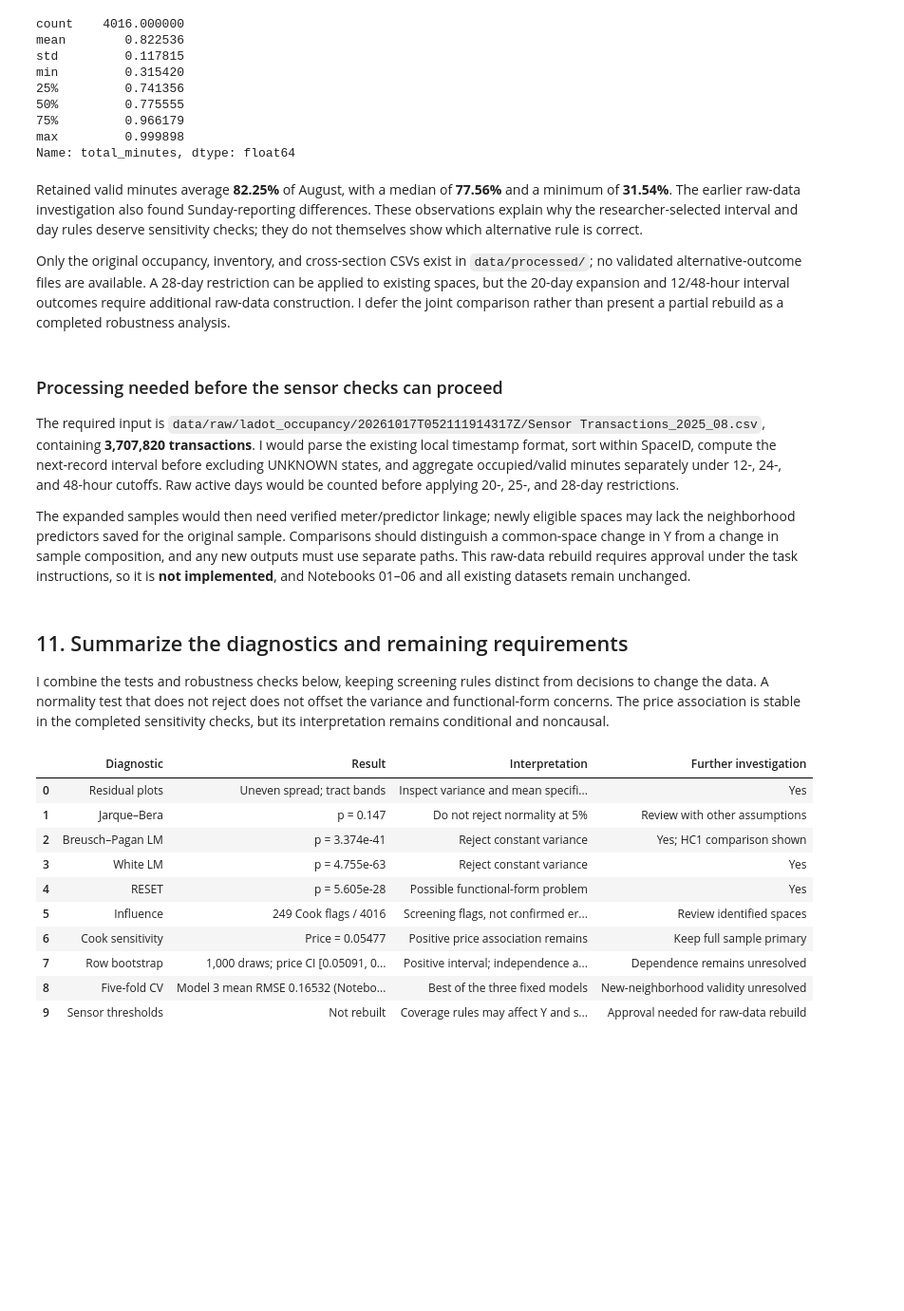
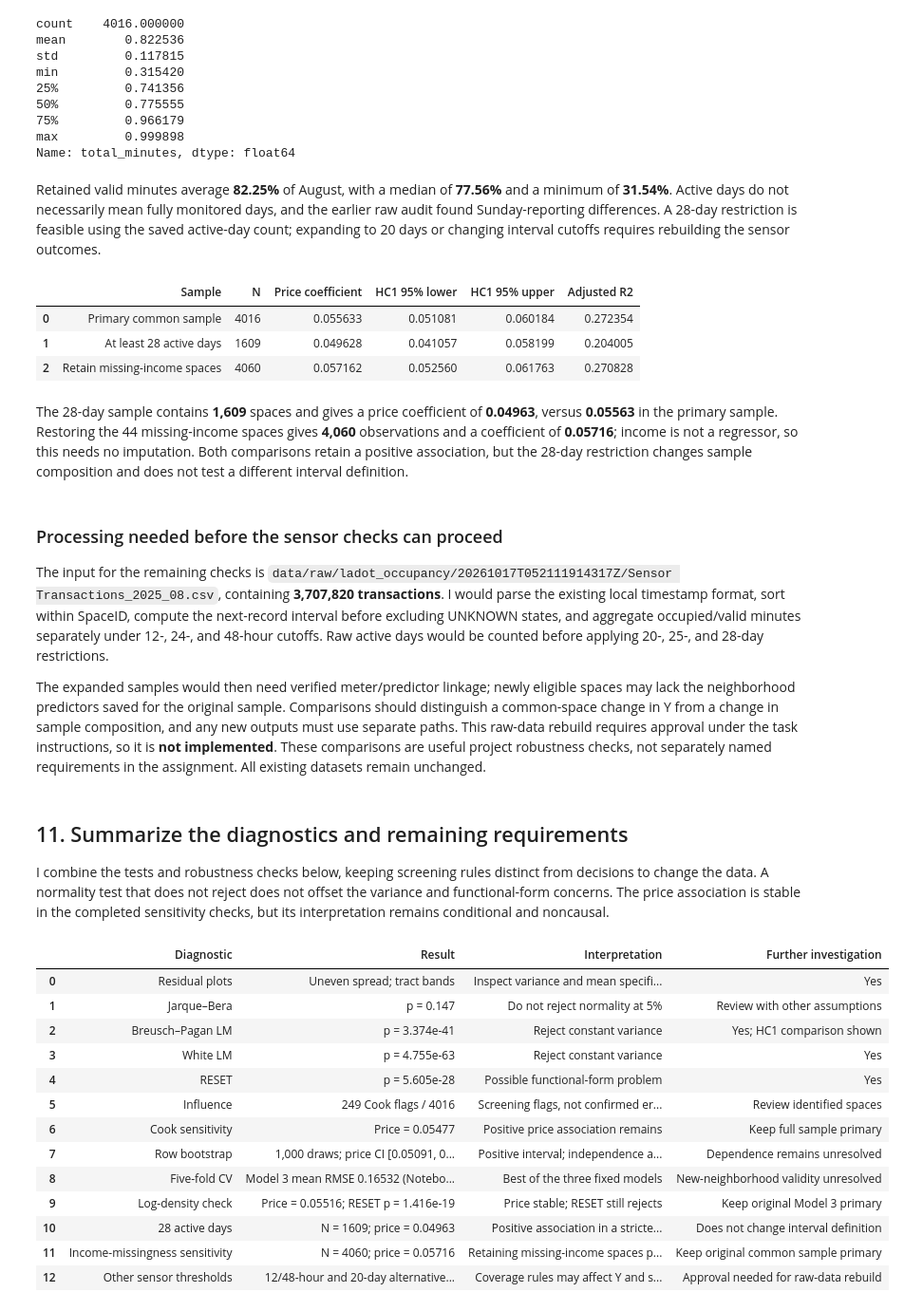
Before and after one commit to finnrcase/Spotless, a Jupyter notebook: notebooks/07_diagnostics.ipynb, the cells around one changed output. Shown at 95% size. Cells and saved outputs as stored; diff of their text form; code cells hidden in the pictures; blank space fills up the shorter version.

Commit message:
Complete ECON 430 final audit and results

```diff
--- a/notebooks/07_diagnostics.ipynb
+++ b/notebooks/07_diagnostics.ipynb
@@ -480,16 +511,41 @@ min         0.315420
 75%         0.966179
 max         0.999898
 Name: total_minutes, dtype: float64
-# %% [markdown]
-Retained valid minutes average **82.25%** of August, with a median of **77.56%** and a minimum of **31.54%**. The earlier raw-data investigation also found Sunday-reporting differences. These observations explain why the researcher-selected interval and day rules deserve sensitivity checks; they do not themselves show which alternative rule is correct.
-
-Only the original occupancy, inventory, and cross-section CSVs exist in `data/processed/`; no validated alternative-outcome files are available. A 28-day restriction can be applied to existing spaces, but the 20-day expansion and 12/48-hour interval outcomes require additional raw-data construction. I defer the joint comparison rather than present a partial rebuild as a completed robustness analysis.
+# %% [markdown]
+Retained valid minutes average **82.25%** of August, with a median of **77.56%** and a minimum of **31.54%**. Active days do not necessarily mean fully monitored days, and the earlier raw audit found Sunday-reporting differences. A 28-day restriction is feasible using the saved active-day count; expanding to 20 days or changing interval cutoffs requires rebuilding the sensor outcomes.
+# %%
+days_data = data.loc[parking.loc[data.index, "active_days"].ge(28)].copy()
+days_model = sm.OLS(days_data["occupancy_rate"], sm.add_constant(days_data[predictors])).fit(cov_type="HC1")
+income_data = parking[["occupancy_rate", *predictors]].dropna()
+income_model = sm.OLS(income_data["occupancy_rate"], sm.add_constant(income_data[predictors])).fit(cov_type="HC1")
+
+sample_checks = pd.DataFrame([
+    ["Primary common sample", model3_hc1],
+    ["At least 28 active days", days_model],
+    ["Retain missing-income spaces", income_model]
+], columns=["Sample", "Fit"])
+sample_summary = pd.DataFrame({
+    "Sample": sample_checks["Sample"],
+    "N": [int(m.nobs) for m in sample_checks["Fit"]],
+    "Price coefficient": [m.params["price_midpoint"] for m in sample_checks["Fit"]],
+    "HC1 95% lower": [m.conf_int().loc["price_midpoint", 0] for m in sample_checks["Fit"]],
+    "HC1 95% upper": [m.conf_int().loc["price_midpoint", 1] for m in sample_checks["Fit"]],
+    "Adjusted R2": [m.rsquared_adj for m in sample_checks["Fit"]]
+})
+sample_summary.round(6)
+# %% [output]
+|  | Sample | N | Price coefficient | HC1 95% lower | HC1 95% upper | Adjusted R2 |
+| 0 | Primary common sample | 4016 | 0.055633 | 0.051081 | 0.060184 | 0.272354 |
+| 1 | At least 28 active days | 1609 | 0.049628 | 0.041057 | 0.058199 | 0.204005 |
+| 2 | Retain missing-income spaces | 4060 | 0.057162 | 0.052560 | 0.061763 | 0.270828 |
+# %% [markdown]
+The 28-day sample contains **1,609** spaces and gives a price coefficient of **0.04963**, versus **0.05563** in the primary sample. Restoring the 44 missing-income spaces gives **4,060** observations and a coefficient of **0.05716**; income is not a regressor, so this needs no imputation. Both comparisons retain a positive association, but the 28-day restriction changes sample composition and does not test a different interval definition.
 # %% [markdown]
 ### Processing needed before the sensor checks can proceed
 
-The required input is `data/raw/ladot_occupancy/20261017T052111914317Z/Sensor Transactions_2025_08.csv`, containing **3,707,820 transactions**. I would parse the existing local timestamp format, sort within SpaceID, compute the next-record interval before excluding UNKNOWN states, and aggregate occupied/valid minutes separately under 12-, 24-, and 48-hour cutoffs. Raw active days would be counted before applying 20-, 25-, and 28-day restrictions.
+The input for the remaining checks is `data/raw/ladot_occupancy/20261017T052111914317Z/Sensor Transactions_2025_08.csv`, containing **3,707,820 transactions**. I would parse the existing local timestamp format, sort within SpaceID, compute the next-record interval before excluding UNKNOWN states, and aggregate occupied/valid minutes separately under 12-, 24-, and 48-hour cutoffs. Raw active days would be counted before applying 20-, 25-, and 28-day restrictions.
 
-The expanded samples would then need verified meter/predictor linkage; newly eligible spaces may lack the neighborhood predictors saved for the original sample. Comparisons should distinguish a common-space change in Y from a change in sample composition, and any new outputs must use separate paths. This raw-data rebuild requires approval under the task instructions, so it is **not implemented**, and Notebooks 01–06 and all existing datasets remain unchanged.
+The expanded samples would then need verified meter/predictor linkage; newly eligible spaces may lack the neighborhood predictors saved for the original sample. Comparisons should distinguish a common-space change in Y from a change in sample composition, and any new outputs must use separate paths. This raw-data rebuild requires approval under the task instructions, so it is **not implemented**. These comparisons are useful project robustness checks, not separately named requirements in the assignment. All existing datasets remain unchanged.
 # %% [markdown]
 ## 11. Summarize the diagnostics and remaining requirements
 
@@ -497,29 +553,35 @@ I combine the tests and robustness checks below, keeping screening rules distinc
 # %%
 diagnostic_summary = pd.DataFrame([
     ["Residual plots", "Uneven spread; tract bands", "Inspect variance and mean specification", "Yes"],
     ["Jarque–Bera", f"p = {jb[1]:.3g}", "Do not reject normality at 5%", "Review with other assumptions"],
     ["Breusch–Pagan LM", f"p = {bp[1]:.3e}", "Reject constant variance", "Yes; HC1 comparison shown"],
     ["White LM", f"p = {white[1]:.3e}", "Reject constant variance", "Yes"],
     ["RESET", f"p = {float(reset.pvalue):.3e}", "Possible functional-form problem", "Yes"],
     ["Influence", f"{diagnostics['cook_flag'].sum()} Cook flags / {n}", "Screening flags, not confirmed errors", "Review identified spaces"],
     ["Cook sensitivity", f"Price = {model3_sensitivity.params['price_midpoint']:.5f}", "Positive price association remains", "Keep full sample primary"],
     ["Row bootstrap", f"{len(bootstrap):,} draws; price CI [{bootstrap_summary.loc['price_midpoint', 'Percentile 95% lower']:.5f}, {bootstrap_summary.loc['price_midpoint', 'Percentile 95% upper']:.5f}]", "Positive interval; independence assumed", "Dependence remains unresolved"],
     ["Five-fold CV", "Model 3 mean RMSE 0.16532 (Notebook 06)", "Best of the three fixed models", "New-neighborhood validity unresolved"],
-    ["Sensor thresholds", "Not rebuilt", "Coverage rules may affect Y and sample", "Approval needed for raw-data rebuild"]
+    ["Log-density check", f"Price = {log_model.params['price_midpoint']:.5f}; RESET p = {float(log_reset.pvalue):.3e}", "Price stable; RESET still rejects", "Keep original Model 3 primary"],
+    ["28 active days", f"N = {int(days_model.nobs)}; price = {days_model.params['price_midpoint']:.5f}", "Positive association in a stricter sample", "Does not change interval definition"],
+    ["Income-missingness sensitivity", f"N = {int(income_model.nobs)}; price = {income_model.params['price_midpoint']:.5f}", "Retaining missing-income spaces preserves sign", "Keep original common sample primary"],
+    ["Other sensor thresholds", "12/48-hour and 20-day alternatives not rebuilt", "Coverage rules may affect Y and sample", "Approval needed for raw-data rebuild"]
 ], columns=["Diagnostic", "Result", "Interpretation", "Further investigation"])
 diagnostic_summary
 # %% [output]
 |  | Diagnostic | Result | Interpretation | Further investigation |
 | 0 | Residual plots | Uneven spread; tract bands | Inspect variance and mean specifi... | Yes |
 | 1 | Jarque–Bera | p = 0.147 | Do not reject normality at 5% | Review with other assumptions |
 | 2 | Breusch–Pagan LM | p = 3.374e-41 | Reject constant variance | Yes; HC1 comparison shown |
 | 3 | White LM | p = 4.755e-63 | Reject constant variance | Yes |
 | 4 | RESET | p = 5.605e-28 | Possible functional-form problem | Yes |
 | 5 | Influence | 249 Cook flags / 4016 | Screening flags, not confirmed er... | Review identified spaces |
 | 6 | Cook sensitivity | Price = 0.05477 | Positive price association remains | Keep full sample primary |
 | 7 | Row bootstrap | 1,000 draws; price CI [0.05091, 0... | Positive interval; independence a... | Dependence remains unresolved |
 | 8 | Five-fold CV | Model 3 mean RMSE 0.16532 (Notebo... | Best of the three fixed models | New-neighborhood validity unresolved |
-| 9 | Sensor thresholds | Not rebuilt | Coverage rules may affect Y and s... | Approval needed for raw-data rebuild |
+| 9 | Log-density check | Price = 0.05516; RESET p = 1.416e-19 | Price stable; RESET still rejects | Keep original Model 3 primary |
+| 10 | 28 active days | N = 1609; price = 0.04963 | Positive association in a stricte... | Does not change interval definition |
+| 11 | Income-missingness sensitivity | N = 4060; price = 0.05716 | Retaining missing-income spaces p... | Keep original common sample primary |
+| 12 | Other sensor thresholds | 12/48-hour and 20-day alternative... | Coverage rules may affect Y and s... | Approval needed for raw-data rebuild |
 # %% [markdown]
 The full-sample price coefficient remains about **5.56 percentage points per $1**, and its row-bootstrap and HC1 intervals exclude zero. However, strong heteroskedasticity and RESET rejection mean I should not describe the original linear model as fully validated. HC1 addresses heteroskedastic uncertainty under independence, not shared-tract dependence, functional form, or demand-responsive pricing.
 
```
Also changed, not shown: parts of 13 cells of this notebook, 6 other files.
